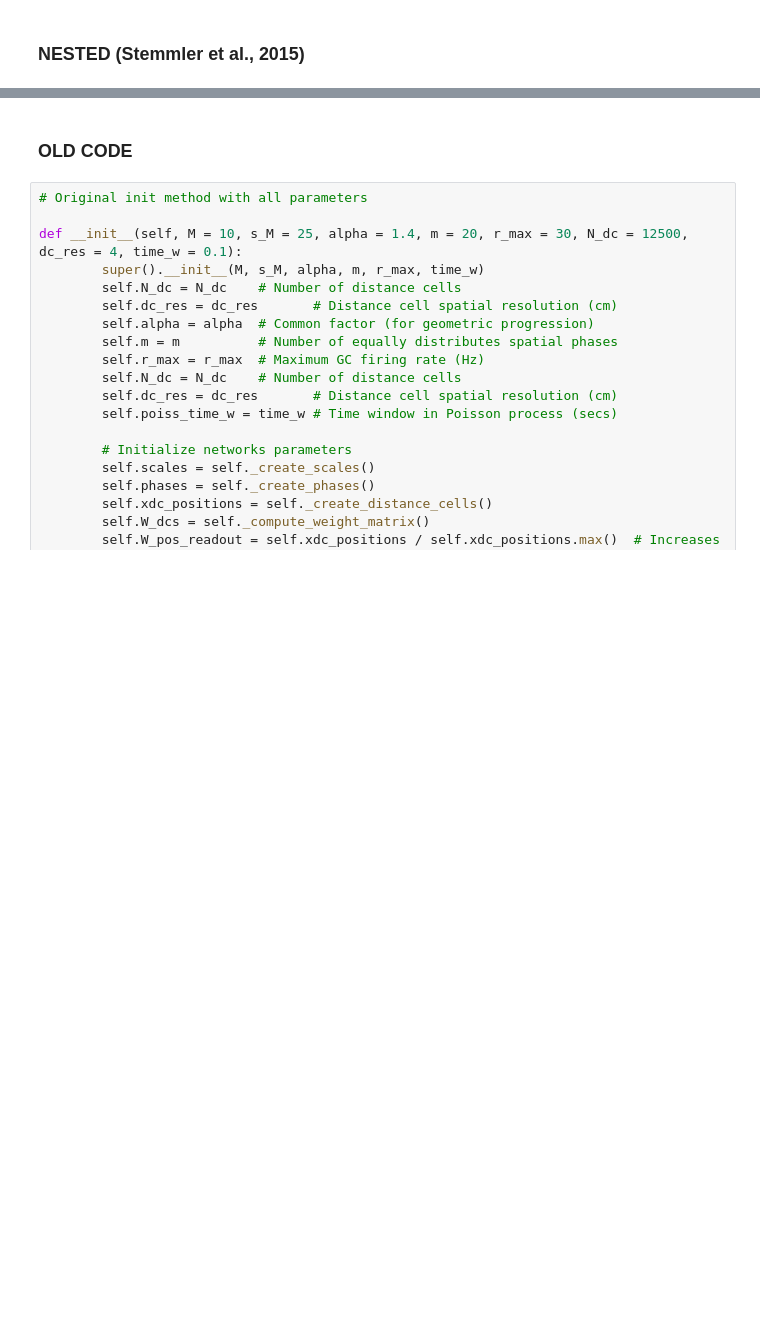
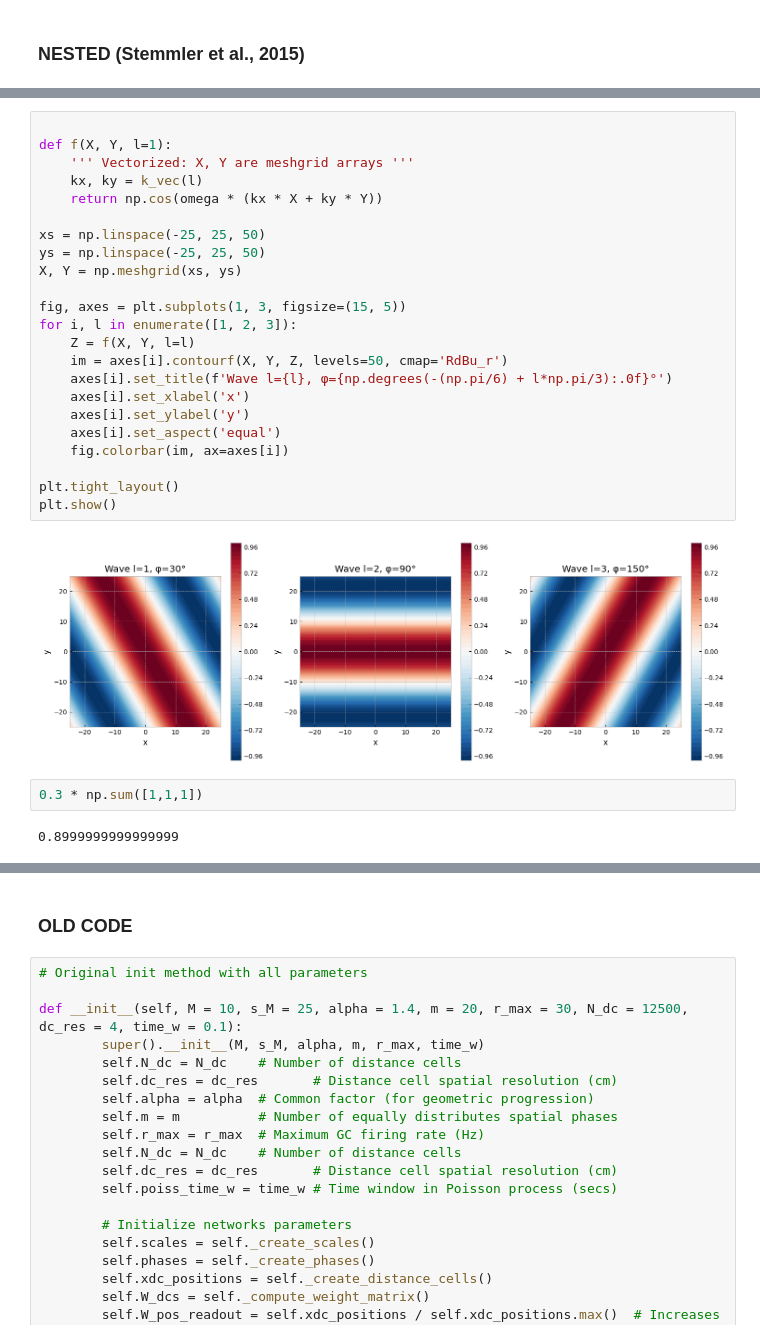
Before and after one commit to hectorleos/grid-cell-decoding, a Jupyter notebook: analysis_combinatorial.ipynb, the cells around one changed output, grey strips where cells are left out. Saved outputs shown, nothing was run; the diff lists cells and outputs as text; blank space fills up the shorter version.

```diff
--- a/analysis_combinatorial.ipynb
+++ b/analysis_combinatorial.ipynb
@@ -559,3 +361,32 @@ KeyboardInterrupt:
+# %%
+
+def f(X, Y, l=1):
+    ''' Vectorized: X, Y are meshgrid arrays '''
+    kx, ky = k_vec(l)
+    return np.cos(omega * (kx * X + ky * Y))
+
+xs = np.linspace(-25, 25, 50)
+ys = np.linspace(-25, 25, 50)
+X, Y = np.meshgrid(xs, ys)
+
+fig, axes = plt.subplots(1, 3, figsize=(15, 5))
+for i, l in enumerate([1, 2, 3]):
+    Z = f(X, Y, l=l)
+    im = axes[i].contourf(X, Y, Z, levels=50, cmap='RdBu_r')
+    axes[i].set_title(f'Wave l={l}, φ={np.degrees(-(np.pi/6) + l*np.pi/3):.0f}°')
+    axes[i].set_xlabel('x')
+    axes[i].set_ylabel('y')
+    axes[i].set_aspect('equal')
+    fig.colorbar(im, ax=axes[i])
+
+plt.tight_layout()
+plt.show()
+# %% [output]
+[figure, added]
+# %%
+0.3 * np.sum([1,1,1])
+# %% [output]
+0.8999999999999999
 # %%
 class NestedModel():
 
```
Also changed, not shown: parts of 23 cells of this notebook.
